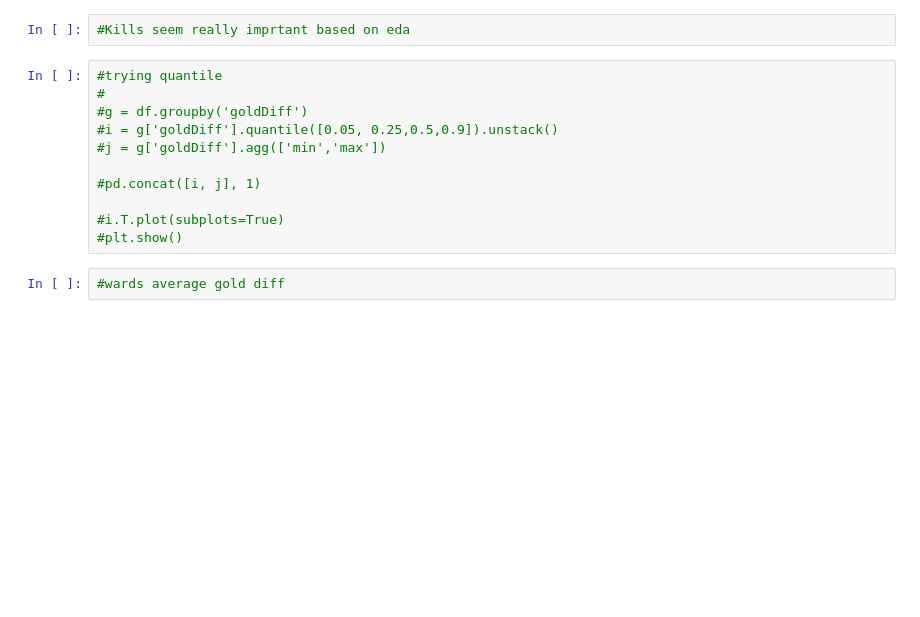
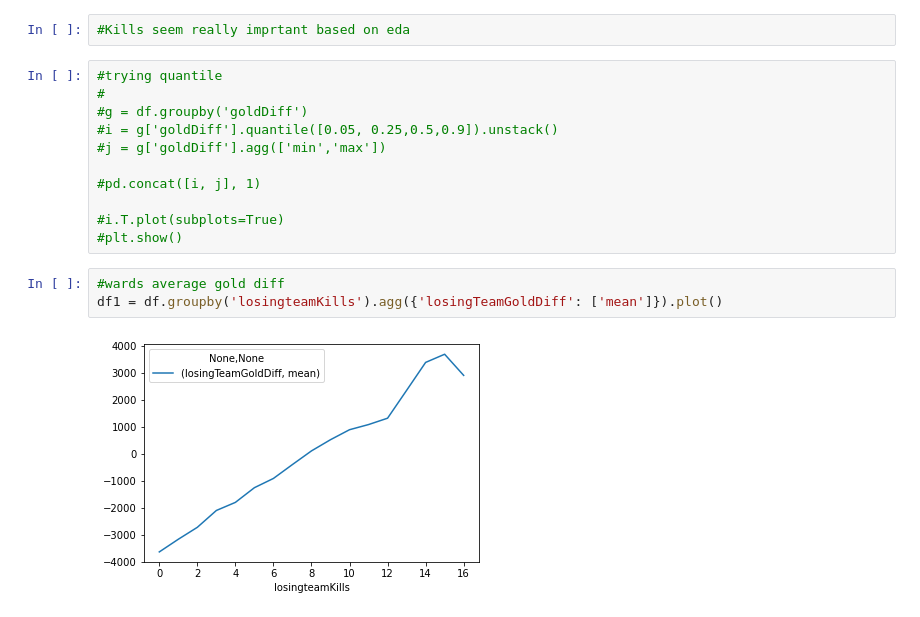
Before and after one commit to Nakheem/Data301, a Jupyter notebook: analysis/Nakheem/analysis.ipynb, the cells around one changed output. Drawn from its saved outputs; the diff is of its cells as text; blank space fills up the shorter version.

```diff
--- a/analysis/Nakheem/analysis.ipynb
+++ b/analysis/Nakheem/analysis.ipynb
@@ -65,3 +65,6 @@ df = load_and_process("../../data/raw/data.csv")
 #plt.show()
 # %%
 #wards average gold diff
+df1 = df.groupby('losingteamKills').agg({'losingTeamGoldDiff': ['mean']}).plot()
+# %% [output]
+[figure, added]
```
Also changed, not shown: parts of 2 cells of this notebook.
